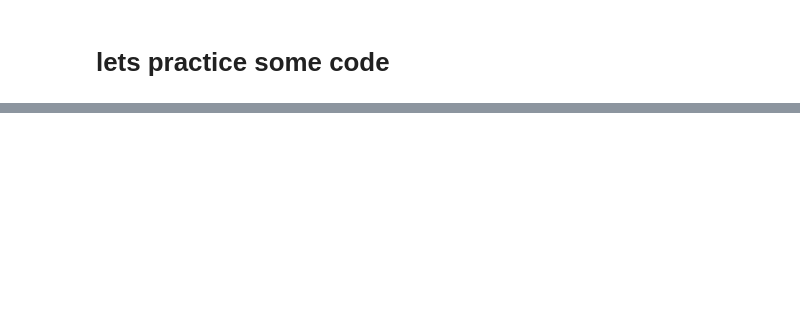
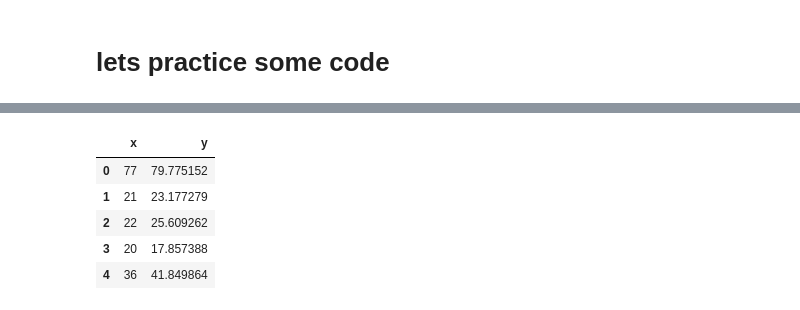
Before and after one commit to harshitahluwalia7895/100DaysOfMLCode, a Jupyter notebook: Day 2 Simple Linear Regression.ipynb, the cells around one changed output, grey strips where cells are left out. Cells and saved outputs as stored; diff of their text form; code cells hidden in the pictures; blank space fills up the shorter version.

```diff
--- a/Day 2 Simple Linear Regression.ipynb
+++ b/Day 2 Simple Linear Regression.ipynb
@@ -65,0 +73,4 @@ In the least square approach we minimize sum of squared errors(SSE) by choosing
+# %%
+#importing the training and test set
+training=pd.read_csv('train.csv')
+testing=pd.read_csv('test.csv')
@@ -65,0 +86,9 @@ In the least square approach we minimize sum of squared errors(SSE) by choosing
+# %%
+testing.head()
+# %% [output]
+|  | x | y |
+| 0 | 77 | 79.775152 |
+| 1 | 21 | 23.177279 |
+| 2 | 22 | 25.609262 |
+| 3 | 20 | 17.857388 |
+| 4 | 36 | 41.849864 |
```
Also changed, not shown: parts of 10 cells of this notebook.
